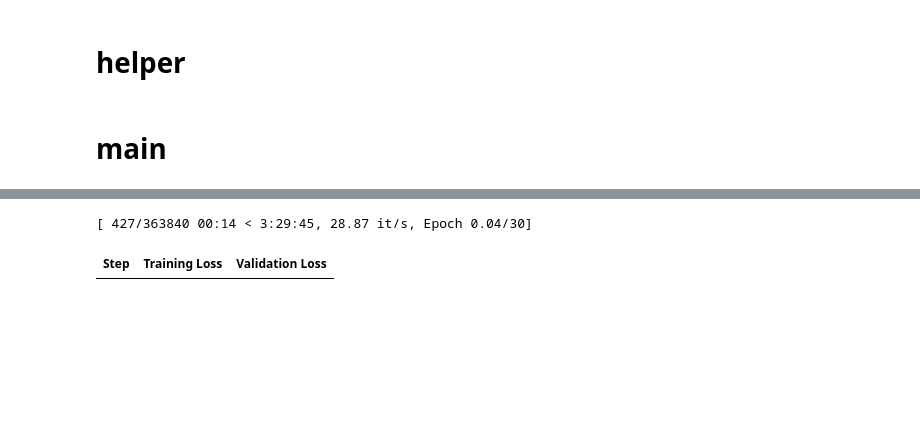
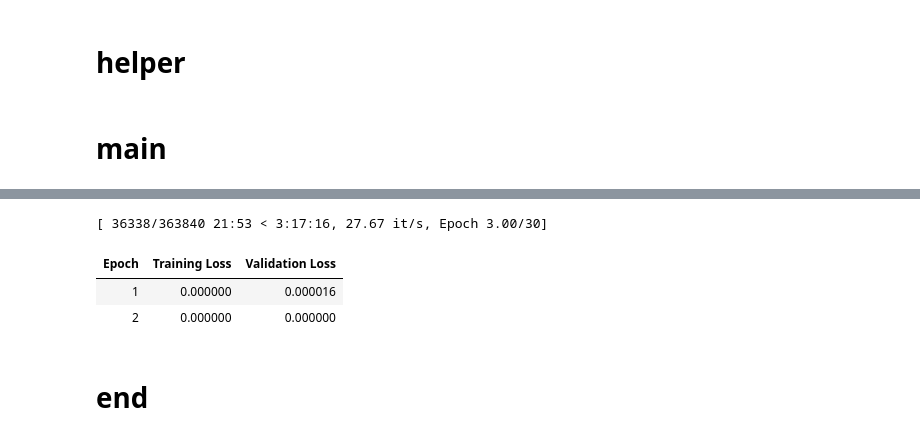
Before and after one commit to nnott3/KilterTransformer, a Jupyter notebook: gpt_shuffle.ipynb, the cells around one changed output, grey strips where cells are left out. Drawn from its saved outputs; the diff is of its cells as text; code cells hidden in the pictures; blank space fills up the shorter version.

```diff
--- a/gpt_shuffle.ipynb
+++ b/gpt_shuffle.ipynb
@@ -140,7 +138,7 @@ def augment_route_for_set_learning(
 def create_augmented_dataset(
     dataset: Dataset,
     tokenizer: PreTrainedTokenizerFast,
-    num_augmentations: int = 5
+    num_augmentations: int = 3
     ) -> Dataset:
     """
     Transform a dataset of routes into an augmented dataset for set-based learning.
@@ -215,6 +213,7 @@ class ShuffleKilterGPT(nn.Module):
     2. Loss computed only at last position of prefix
     3. Predicts over "remaining tokens" not "next token in sequence"
     """
+
 
     def __init__(
         self,
@@ -239,6 +238,7 @@ class ShuffleKilterGPT(nn.Module):
         )
         self.model = GPT2LMHeadModel(config)
         self.config = config
+        self._keys_to_ignore_on_save = None
 
     def forward(
         self,
@@ -677,7 +697,7 @@ from src.tokenizer import train_tokenizer
 # Initialize wandb
 wandb.init(
     project="climb-gpt-shuffle",
-    name=f"gpt_shuffle_{datetime.now().strftime('%Y%m%d_%H%M%S')}",
+    name=f"run_{datetime.now().strftime('%Y%m%d_%H%M%S')}",
     config={
         "architecture": "SetBasedGPT",
         "n_embd": 256,
@@ -768,10 +788,11 @@ wandb.watch(model.model, log="all", log_freq=1000)
 
 # Create data collators
 # Train collator: Custom format (prefix/remaining)
-train_collator = KilterCollator(tokenizer=tokenizer)
+# train_collator = KilterCollator(tokenizer=tokenizer)
+data_collator = KilterCollator(tokenizer=tokenizer)
 
 # Eval collator: Standard GPT format (input_ids/labels)
-eval_collator = DataCollatorForLanguageModeling(tokenizer=tokenizer, mlm=False)
+# eval_collator = DataCollatorForLanguageModeling(tokenizer=tokenizer, mlm=False)
 # %% [output]
 Finishing previous runs because reinit is set to 'default'.
 [interactive output not drawn]
@@ -800,13 +831,13 @@ Syncing run gpt_shuffle_20251102_181021 to Weights & Biases (docs)
 # Training arguments
 training_args = TrainingArguments(
     output_dir=OUT_DIR,
-    eval_strategy="steps",
-    save_strategy="steps",
+    eval_strategy="epoch", ##############
+    save_strategy="epoch", ##############
     save_total_limit=3,
     overwrite_output_dir=True,
     logging_steps=100,
-    eval_steps=500, ##############
-    save_steps=500, ##############
+    eval_steps=1000, ##############
+    save_steps=1000, ##############
     num_train_epochs=30, ##############
     per_device_train_batch_size=16,
     gradient_accumulation_steps=1,
@@ -828,42 +859,46 @@ training_args = TrainingArguments(
 trainer = KilterTrainer(
     model=model,
     args=training_args,
-    data_collator=train_collator,  # For training (custom format)
-    eval_collator=eval_collator,    # For evaluation (standard format)
+    data_collator=data_collator,  # For training (custom format)
+    # eval_collator=eval_collator,    # For evaluation (standard format)
     train_dataset=datasets["train"],
     eval_dataset=datasets["val"],
     callbacks=[EarlyStoppingCallback(early_stopping_patience=5)],
 )
 
 
 trainer.train()
 
 model.model.save_pretrained(OUT_DIR)
 tokenizer.save_pretrained(OUT_DIR)
 print(f"✓ Model saved to {OUT_DIR}")
 
 # Log model as artifact
 artifact = wandb.Artifact(
     name=f"climb-gpt-set-model-{run_name}",
     type="model",
     description="Set-based KilterGPT model"
 )
 artifact.add_dir(OUT_DIR)
 wandb.log_artifact(artifact)
 
 test_results = trainer.evaluate(datasets["test"])
 print(f"✓ Test Loss: {test_results['eval_loss']:.4f}")
 
 # Log test results
 wandb.log({
     "test/loss": test_results['eval_loss'],
 })
 
 wandb.summary["final_test_loss"] = test_results['eval_loss']
 wandb.summary["model_path"] = OUT_DIR
 # %% [output]
-[ 427/363840 00:14 < 3:29:45, 28.87 it/s, Epoch 0.04/30]
+[ 36338/363840 21:53 < 3:17:16, 27.67 it/s, Epoch 3.00/30]
-| Step | Training Loss | Validation Loss |
+| Epoch | Training Loss | Validation Loss |
+| 1 | 0.000000 | 0.000016 |
+| 2 | 0.000000 | 0.000000 |
+# %% [markdown]
+# end
 # %%
 # Generate sample routes
 print("\n" + "="*60)
```
Also changed, not shown: parts of 5 cells of this notebook.
